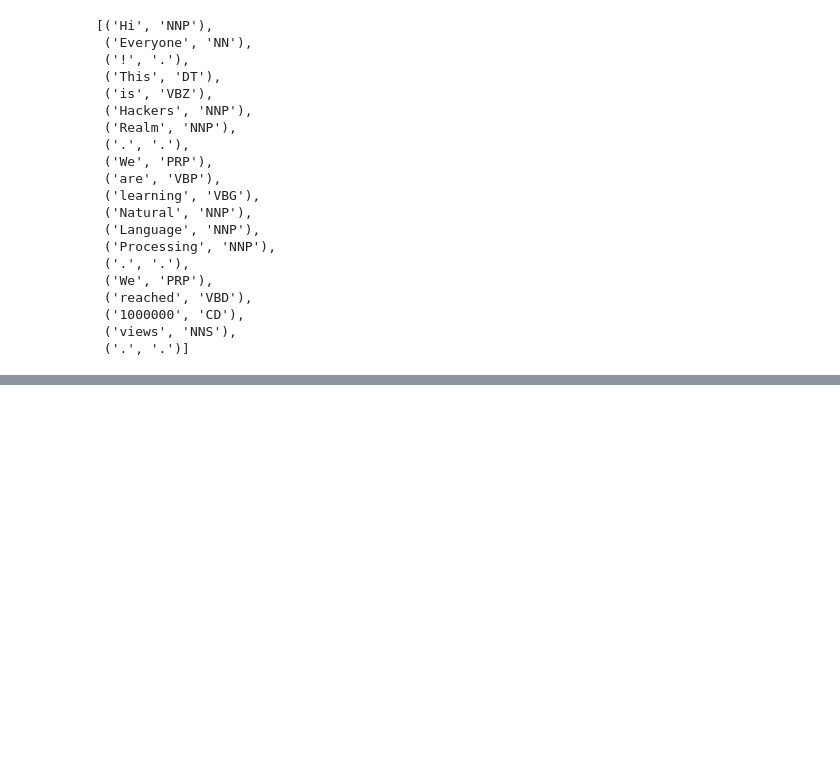
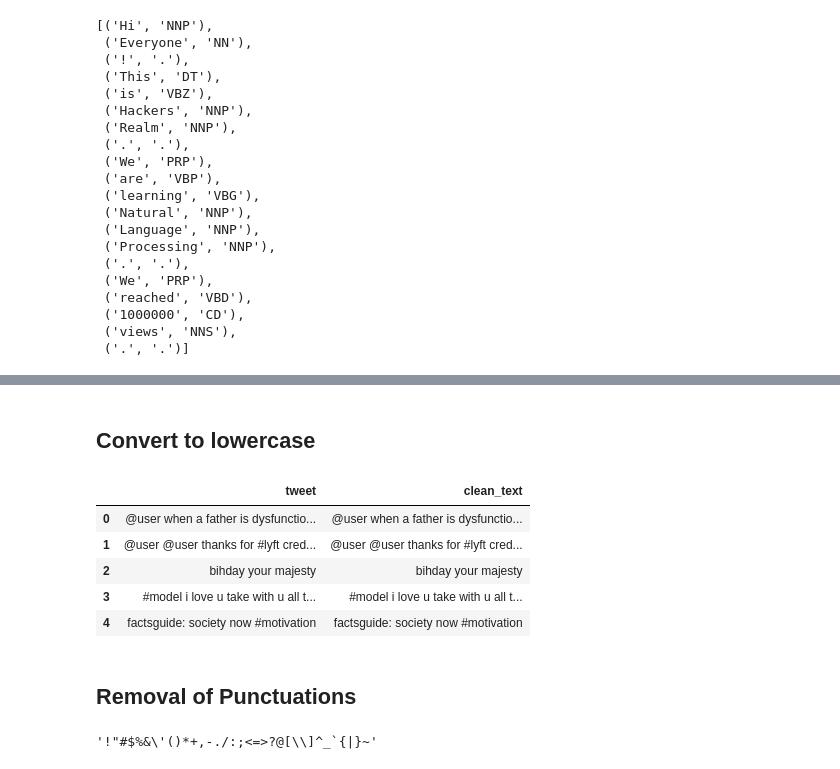
Before and after one commit to aswintechguy/Data-Science-Concepts, a Jupyter notebook: NLP/Natural Language Processing(NLP) Concepts - Hackers Realm.ipynb, the cells around one changed output, grey strips where cells are left out. Saved outputs shown, nothing was run; the diff lists cells and outputs as text; code cells hidden in the pictures; blank space fills up the shorter version.

```diff
--- a/NLP/Natural Language Processing(NLP) Concepts - Hackers Realm.ipynb
+++ b/NLP/Natural Language Processing(NLP) Concepts - Hackers Realm.ipynb
@@ -167,0 +170,7 @@ pos_tag(word_tokens)
+# %%
+import pandas as pd
+import string
+df = pd.read_csv('data/Twitter Sentiments.csv')
+# drop the columns
+df = df.drop(columns=['id', 'label'], axis=1)
+df.head()
@@ -167,0 +184,18 @@ pos_tag(word_tokens)
+# %% [markdown]
+## Convert to lowercase
+# %%
+df['clean_text'] = df['tweet'].str.lower()
+df.head()
+# %% [output]
+|  | tweet | clean_text |
+| 0 | @user when a father is dysfunctio... | @user when a father is dysfunctio... |
+| 1 | @user @user thanks for #lyft cred... | @user @user thanks for #lyft cred... |
+| 2 | bihday your majesty | bihday your majesty |
+| 3 | #model i love u take with u all t... | #model i love u take with u all t... |
+| 4 | factsguide: society now #motivation | factsguide: society now #motivation |
+# %% [markdown]
+## Removal of Punctuations
+# %%
+string.punctuation
+# %% [output]
+'!"#$%&\'()*+,-./:;<=>?@[\\]^_`{|}~'
```
Also changed, not shown: parts of 85 cells of this notebook, 2 other files.
